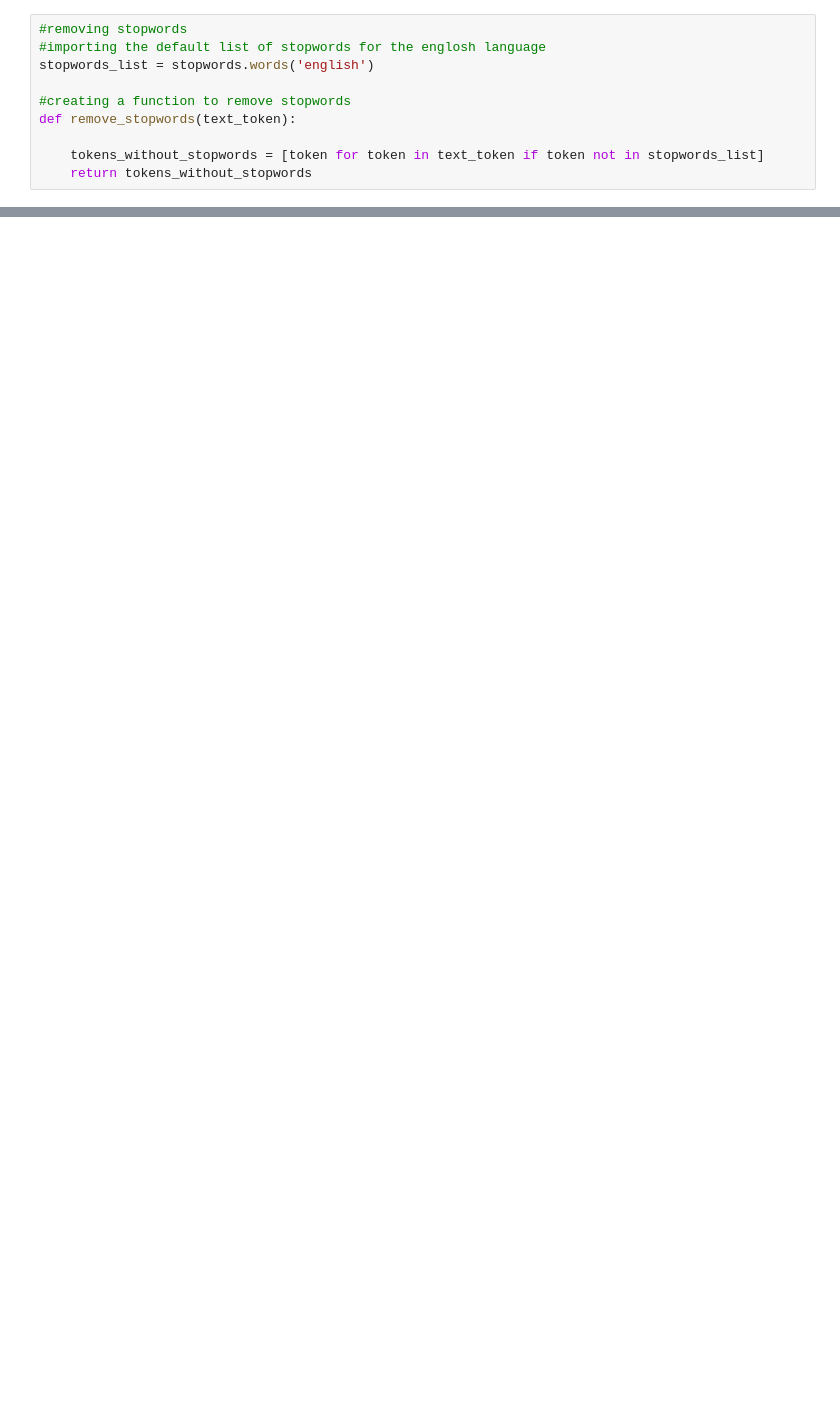
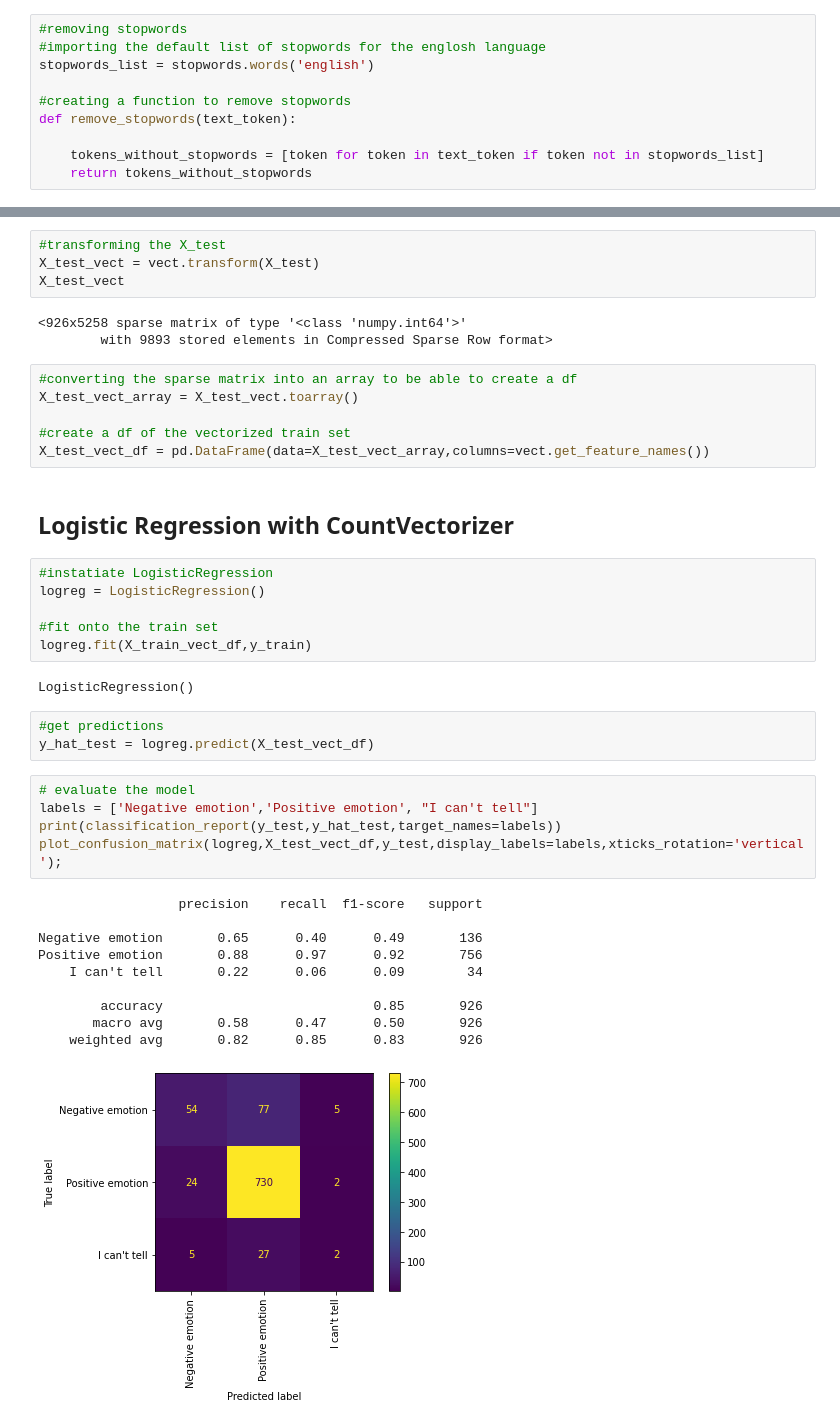
Before and after one commit to rahulakrish/customer_sentiment_analysis, a Jupyter notebook: phase4_project.ipynb, the cells around one changed output, grey strips where cells are left out. Drawn from its saved outputs; the diff is of its cells as text; blank space fills up the shorter version.

Commit message:
vectorizing and intial modelling

```diff
--- a/phase4_project.ipynb
+++ b/phase4_project.ipynb
@@ -229,0 +311,42 @@ ax.tick_params(axis='x', rotation=90)
+# %%
+#transforming the X_test
+X_test_vect = vect.transform(X_test)
+X_test_vect
+# %% [output]
+<926x5258 sparse matrix of type '<class 'numpy.int64'>'
+        with 9893 stored elements in Compressed Sparse Row format>
+# %%
+#converting the sparse matrix into an array to be able to create a df
+X_test_vect_array = X_test_vect.toarray()
+
+#create a df of the vectorized train set
+X_test_vect_df = pd.DataFrame(data=X_test_vect_array,columns=vect.get_feature_names())
+# %% [markdown]
+## Logistic Regression with CountVectorizer
+# %%
+#instatiate LogisticRegression
+logreg = LogisticRegression()
+
+#fit onto the train set
+logreg.fit(X_train_vect_df,y_train)
+# %% [output]
+LogisticRegression()
+# %%
+#get predictions
+y_hat_test = logreg.predict(X_test_vect_df)
+# %%
+# evaluate the model
+labels = ['Negative emotion','Positive emotion', "I can't tell"]
+print(classification_report(y_test,y_hat_test,target_names=labels))
+plot_confusion_matrix(logreg,X_test_vect_df,y_test,display_labels=labels,xticks_rotation='vertical');
+# %% [output]
+                  precision    recall  f1-score   support
+
+Negative emotion       0.65      0.40      0.49       136
+Positive emotion       0.88      0.97      0.92       756
+    I can't tell       0.22      0.06      0.09        34
+
+        accuracy                           0.85       926
+       macro avg       0.58      0.47      0.50       926
+    weighted avg       0.82      0.85      0.83       926
+[figure, added]
```
Also changed, not shown: parts of 29 cells of this notebook.
